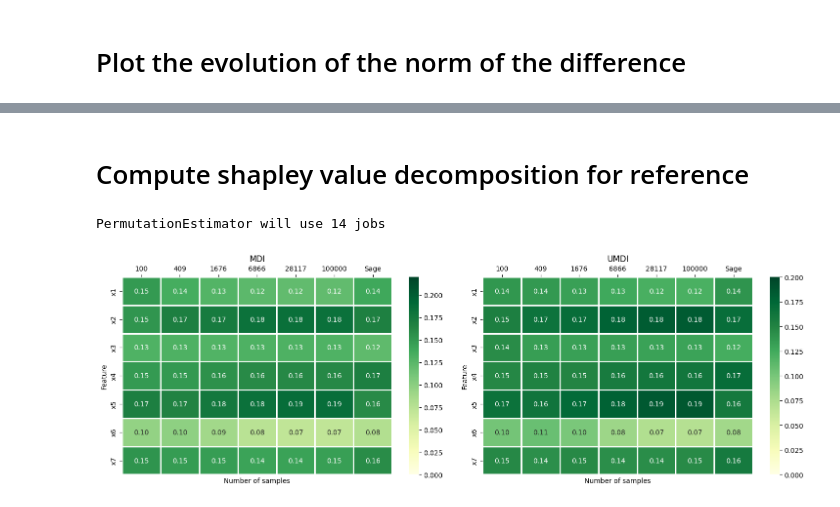
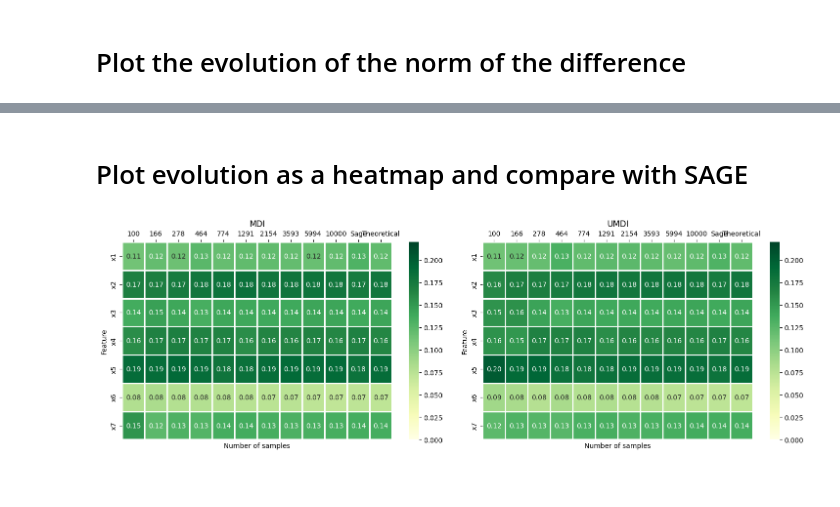
Before and after one commit to GaetandeCast/Internship, a Jupyter notebook: shapley_value_comparison/noised_led_experiment.ipynb, the cells around one changed output, grey strips where cells are left out. Drawn from its saved outputs; the diff is of its cells as text; code cells hidden in the pictures.

```diff
--- a/shapley_value_comparison/noised_led_experiment.ipynb
+++ b/shapley_value_comparison/noised_led_experiment.ipynb
@@ -231,17 +240,14 @@ plt.show()
 # %%
 feature_names = ["x1", "x2", "x3", "x4", "x5", "x6", "x7"]
-train_sizes_large = np.logspace(start=2, stop=5, base=10, dtype=np.intp)
-n_rep = 10
 mdi_all = np.zeros((len(feature_names), len(train_sizes_large), n_rep))
 umdi_all = np.zeros((len(feature_names), len(train_sizes_large), n_rep))
 
-train_sizes_large = np.logspace(start=2, stop=5, base=10, dtype=np.intp)
-n_rep = 10
 for t_idx, n_samples in enumerate(train_sizes_large):
     for rep in range(n_rep):
         X, y = make_noised_led_sample(
             n_samples=n_samples, flip_proba=flip_proba, random_state=rep
         )
+        X = X.astype(np.float32)
         model = ExtraTreesClassifier(
             n_estimators=n_estimators,
             max_features=1,
@@ -249,7 +255,7 @@ for t_idx, n_samples in enumerate(train_sizes_large):
             min_samples_split=2,
             criterion="entropy",
             verbose=0,
-            n_jobs=1,
+            n_jobs=-1,
             random_state=rep,
         )
         model.fit(X, y)
@@ -264,8 +270,9 @@ for t_idx, n_samples in enumerate(train_sizes_large):
             verbose=0,
             oob_score=True,
             bootstrap=True,
-            n_jobs=1,
+            n_jobs=-1,
             random_state=rep,
         )
         model.fit(X, y)
-        umdi_all[:, t_idx, rep] = model._compute_unbiased_feature_importance_and_oob_predictions(X, y, None)[0]
+        umdi = model._compute_unbiased_feature_importance_and_oob_predictions(X, y, None)[0]
+        umdi_all[:, t_idx, rep] = umdi/umdi.sum()
@@ -310,0 +405,7 @@ plt.show()
+# %%
+n_rep = 5
+theoretical_value = []
+for rep in range(n_rep):
+    X, y = make_noised_led_sample(n_samples=int(max_n_sample), flip_proba=0.1, random_state=rep)
+    imp = np.array([compute_importance_theoric(X, y, m) for m in range(7)])
+    theoretical_value.append(imp/imp.sum())
@@ -311,32 +421,2 @@ plt.show()
 # %% [markdown]
-# Compute shapley value decomposition for reference
+# Plot evolution as a heatmap and compare with SAGE
-# %%
-MDI_asymptotic = pd.DataFrame(
-    index=["x1", "x2", "x3", "x4", "x5", "x6", "x7"],
-)
-UMDI_asymptotic = pd.DataFrame(
-    index=["x1", "x2", "x3", "x4", "x5", "x6", "x7"],
-)
-n_samples = 1000
-X, y = make_noised_led_sample(
-    n_samples=n_samples, flip_proba=flip_proba, random_state=0
-)
-model = ExtraTreesClassifier(
-    n_estimators=n_estimators,
-    max_features=1,
-    max_depth=None,
-    min_samples_split=2,
-    criterion="entropy",
-    verbose=0,
-    n_jobs=1,
-    random_state=0,
-)
-model.fit(X, y)
-imputer = sage.MarginalImputer(model, X)
-estimator = sage.PermutationEstimator(
-    imputer, "cross entropy", n_jobs=-1, random_state=0
-)
-sage_value = estimator(X, y).values
-sage_value /= sage_value.sum()
-# %% [output]
-PermutationEstimator will use 14 jobs
@@ -350,53 +423,53 @@ UMDI_asymptotic = pd.DataFrame(
 # %%
+MDI_asymptotic = pd.DataFrame(
+    index=["x1", "x2", "x3", "x4", "x5", "x6", "x7"],
+)
+UMDI_asymptotic = pd.DataFrame(
+    index=["x1", "x2", "x3", "x4", "x5", "x6", "x7"],
+)
 for t_idx in range(len(train_sizes_large)):
     MDI_asymptotic.loc[:,f"{train_sizes_large[t_idx]}"] = np.mean(mdi_all[:, t_idx, :], axis=1)
     UMDI_asymptotic.loc[:,f"{train_sizes_large[t_idx]}"] = np.mean(umdi_all[:, t_idx, :], axis=1)
 
-UMDI_asymptotic.loc[:, "Sage"] = sage_value
-MDI_asymptotic.loc[:, "Sage"] = sage_value
-
-# Select a few columns to display on the heatmap
-all_cols = list(MDI_asymptotic.columns[:-1])
-
-# Select every 10th column
-selected_cols = all_cols[::10]
-selected_cols.append(all_cols[-1])
-selected_cols.append(MDI_asymptotic.columns[-1])
+UMDI_asymptotic.loc[:, "Sage"] = np.mean(sage_values, axis=0)
+MDI_asymptotic.loc[:, "Sage"] = np.mean(sage_values, axis=0)
+UMDI_asymptotic.loc[:, "Theoretical"] = np.mean(theoretical_value, axis=0)
+MDI_asymptotic.loc[:, "Theoretical"] = np.mean(theoretical_value, axis=0)
 
 # Plot the heatmaps
 fig, axes = plt.subplots(1, 2, figsize=(15, 5))
 
 sns.heatmap(
-    MDI_asymptotic[selected_cols],
+    MDI_asymptotic,
     annot=True,
     cmap="YlGn",
     fmt=".2f",
     linewidths=1,
     ax=axes[0],
     vmin=0,
     vmax=0.22,
 )
 axes[0].xaxis.tick_top()
 axes[0].set_xlabel("Number of samples")
 axes[0].set_ylabel("Feature")
 axes[0].set_title("MDI")
 
 sns.heatmap(
-    UMDI_asymptotic[selected_cols],
+    UMDI_asymptotic,
     annot=True,
     cmap="YlGn",
     fmt=".2f",
     linewidths=1,
     ax=axes[1],
     vmin=0,
-    vmax=0.2,
+    vmax=0.22,
 )
 axes[1].xaxis.tick_top()
 axes[1].set_xlabel("Number of samples")
 axes[1].set_ylabel("Feature")
 axes[1].set_title("UMDI")
 
 plt.tight_layout()
 plt.show()
 # %% [output]
-[figure, old version]
+[figure, new version]
```
Also changed, not shown: parts of 8 cells of this notebook, 5 other files.
